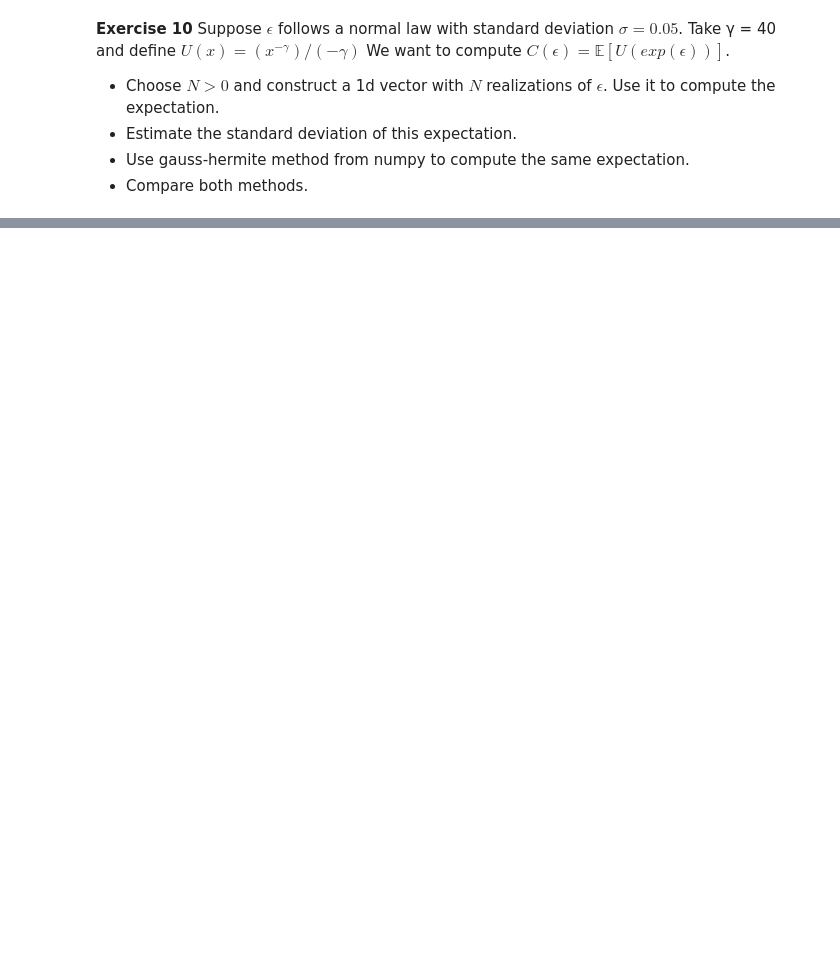
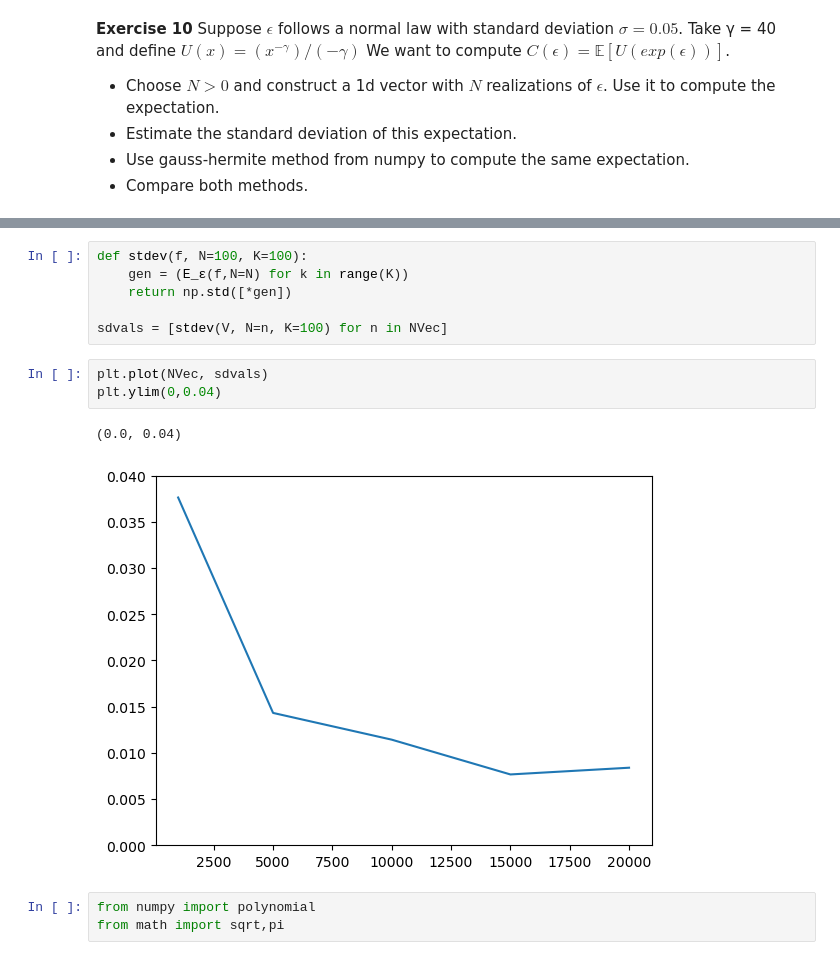
Before and after one commit to albop/bbank_ce_2024, a Jupyter notebook: corrections/methods.ipynb, the cells around one changed output, grey strips where cells are left out. Drawn from its saved outputs; the diff is of its cells as text; blank space fills up the shorter version.

```diff
--- a/corrections/methods.ipynb
+++ b/corrections/methods.ipynb
@@ -263,0 +346,15 @@ $C(\epsilon) = \mathbb{E} [U(exp(\epsilon)) ]$.
+# %%
+def stdev(f, N=100, K=100):
+    gen = (E_ε(f,N=N) for k in range(K))
+    return np.std([*gen])
+
+sdvals = [stdev(V, N=n, K=100) for n in NVec]
+# %%
+plt.plot(NVec, sdvals)
+plt.ylim(0,0.04)
+# %% [output]
+(0.0, 0.04)
+[figure, added]
+# %%
+from numpy import polynomial
+from math import sqrt,pi
```
Also changed, not shown: parts of 21 cells of this notebook, 1 other file.
